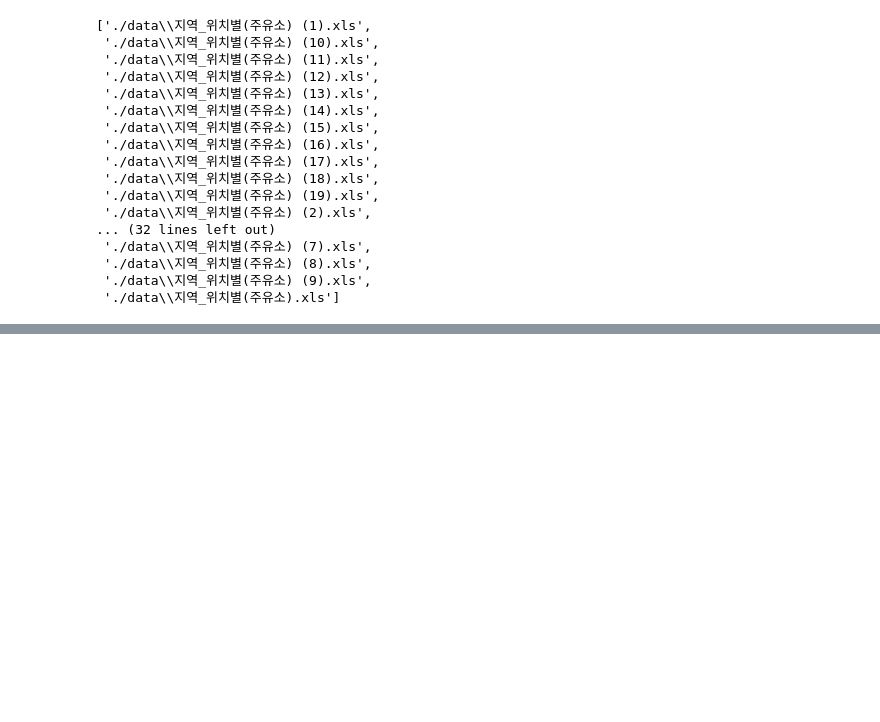
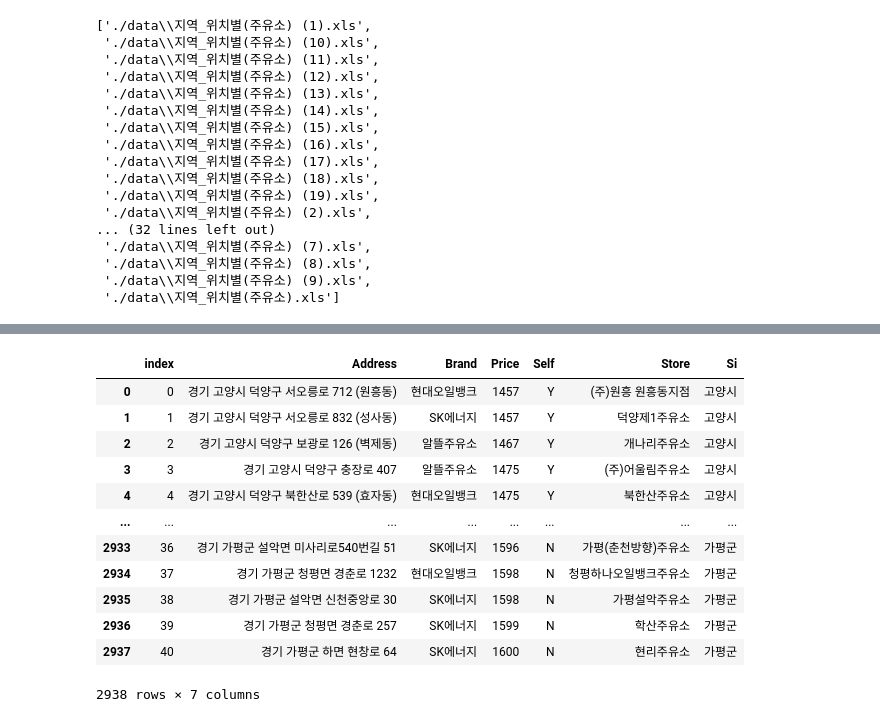
Before and after one commit to syneffort/DataAnalysis_Python, a Jupyter notebook: 04. SelfOil/SelfOil.ipynb, the cells around one changed output, grey strips where cells are left out. Saved outputs shown, nothing was run; the diff lists cells and outputs as text; code cells hidden in the pictures; blank space fills up the shorter version.

```diff
--- a/04. SelfOil/SelfOil.ipynb
+++ b/04. SelfOil/SelfOil.ipynb
@@ -86,0 +142,8 @@ glob('./data/지역*.xls')
+# %%
+stations = pd.DataFrame({'Store':stationRaw['상호'],
+                        'Address':stationRaw['주소'],
+                        'Price':stationRaw['휘발유'],
+                        'Self':stationRaw['셀프여부'],
+                        'Brand':stationRaw['상표']})
+
+stations.head()
@@ -86,0 +157,3 @@ glob('./data/지역*.xls')
+# %%
+stations['Si'] = [eachAddress.split()[1] for eachAddress in stations['Address']]
+stations.head()
@@ -86,0 +190,3 @@ glob('./data/지역*.xls')
+# %%
+stations = stations[stations['Price'] != '-']
+stations.head()
@@ -86,0 +229,17 @@ glob('./data/지역*.xls')
+# %%
+stations.reset_index(inplace=True)
+stations
+# %% [output]
+|  | index | Address | Brand | Price | Self | Store | Si |
+| 0 | 0 | 경기 고양시 덕양구 서오릉로 712 (원흥동) | 현대오일뱅크 | 1457 | Y | (주)원흥 원흥동지점 | 고양시 |
+| 1 | 1 | 경기 고양시 덕양구 서오릉로 832 (성사동) | SK에너지 | 1457 | Y | 덕양제1주유소 | 고양시 |
+| 2 | 2 | 경기 고양시 덕양구 보광로 126 (벽제동) | 알뜰주유소 | 1467 | Y | 개나리주유소 | 고양시 |
+| 3 | 3 | 경기 고양시 덕양구 충장로 407 | 알뜰주유소 | 1475 | Y | (주)어울림주유소 | 고양시 |
+| 4 | 4 | 경기 고양시 덕양구 북한산로 539 (효자동) | 현대오일뱅크 | 1475 | Y | 북한산주유소 | 고양시 |
+| ... | ... | ... | ... | ... | ... | ... | ... |
+| 2933 | 36 | 경기 가평군 설악면 미사리로540번길 51 | SK에너지 | 1596 | N | 가평(춘천방향)주유소 | 가평군 |
+| 2934 | 37 | 경기 가평군 청평면 경춘로 1232 | 현대오일뱅크 | 1598 | N | 청평하나오일뱅크주유소 | 가평군 |
+| 2935 | 38 | 경기 가평군 설악면 신천중앙로 30 | SK에너지 | 1598 | N | 가평설악주유소 | 가평군 |
+| 2936 | 39 | 경기 가평군 청평면 경춘로 257 | SK에너지 | 1599 | N | 학산주유소 | 가평군 |
+| 2937 | 40 | 경기 가평군 하면 현창로 64 | SK에너지 | 1600 | N | 현리주유소 | 가평군 |
+2938 rows × 7 columns
```
Also changed, not shown: parts of 25 cells of this notebook, 2 other files.
